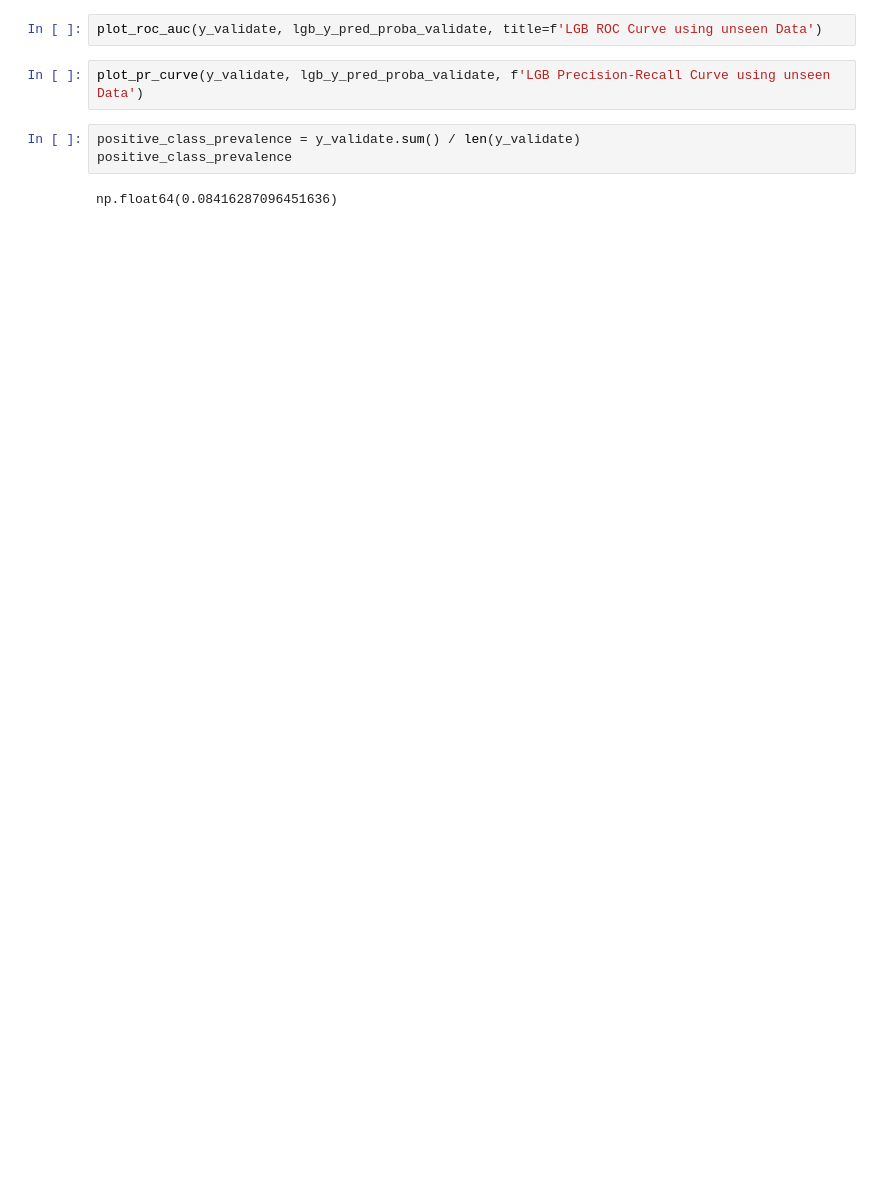
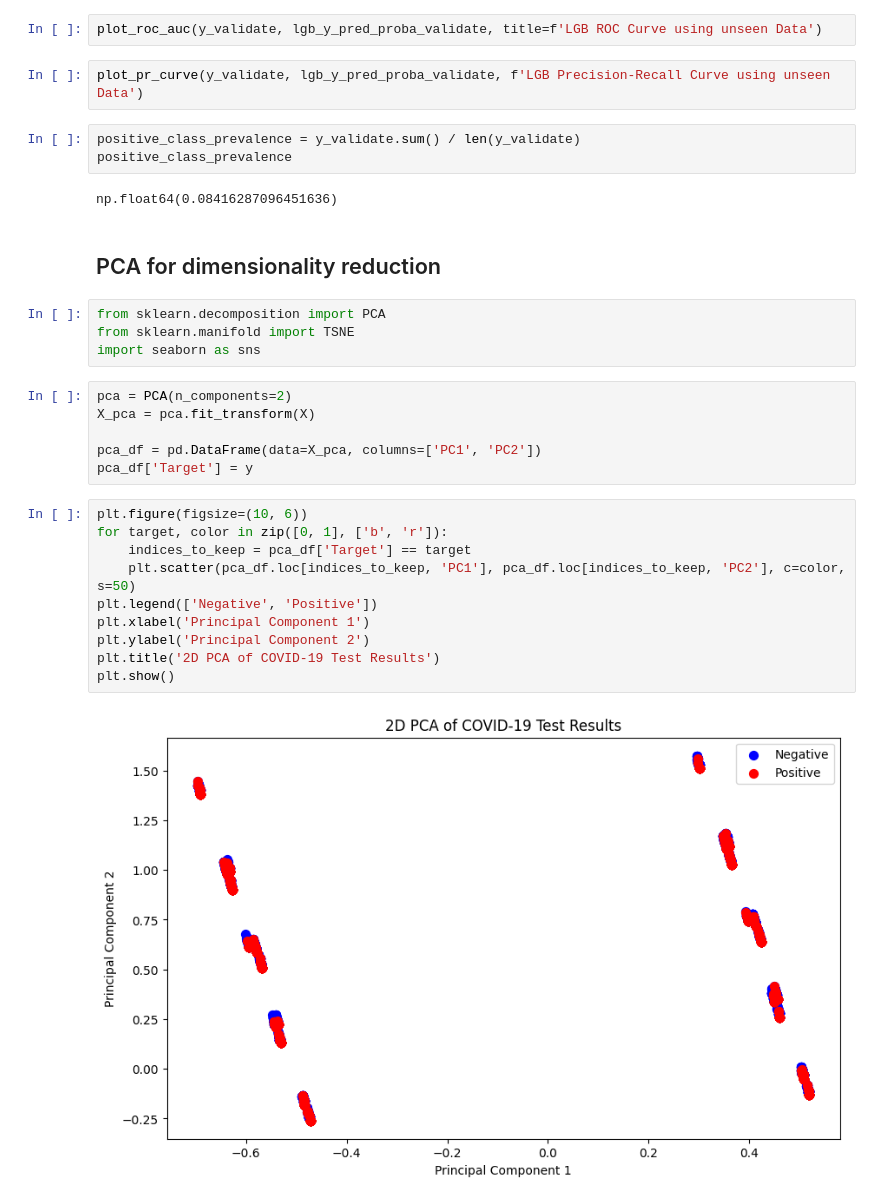
Before and after one commit to lendoo73/12_Hackaton, a Jupyter notebook: template-notebook.ipynb, the cells around one changed output. Drawn from its saved outputs; the diff is of its cells as text; blank space fills up the shorter version.

```diff
--- a/template-notebook.ipynb
+++ b/template-notebook.ipynb
@@ -1021,3 +1062,27 @@ positive_class_prevalence = y_validate.sum() / len(y_validate)
 positive_class_prevalence
 # %% [output]
 np.float64(0.08416287096451636)
+# %% [markdown]
+## PCA for dimensionality reduction
+# %%
+from sklearn.decomposition import PCA
+from sklearn.manifold import TSNE
+import seaborn as sns
+# %%
+pca = PCA(n_components=2)
+X_pca = pca.fit_transform(X)
+
+pca_df = pd.DataFrame(data=X_pca, columns=['PC1', 'PC2'])
+pca_df['Target'] = y
+# %%
+plt.figure(figsize=(10, 6))
+for target, color in zip([0, 1], ['b', 'r']):
+    indices_to_keep = pca_df['Target'] == target
+    plt.scatter(pca_df.loc[indices_to_keep, 'PC1'], pca_df.loc[indices_to_keep, 'PC2'], c=color, s=50)
+plt.legend(['Negative', 'Positive'])
+plt.xlabel('Principal Component 1')
+plt.ylabel('Principal Component 2')
+plt.title('2D PCA of COVID-19 Test Results')
+plt.show()
+# %% [output]
+[figure, added]
```
Also changed, not shown: parts of 21 cells of this notebook, 2 other files.
